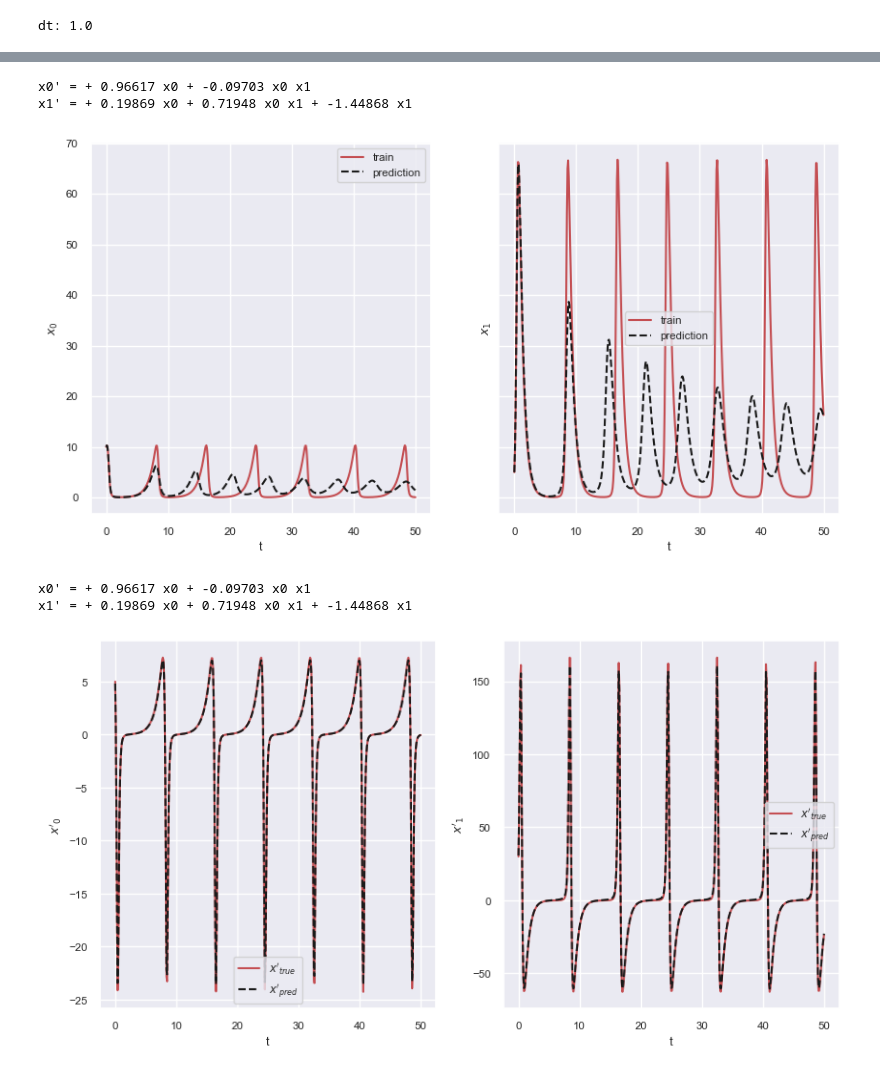
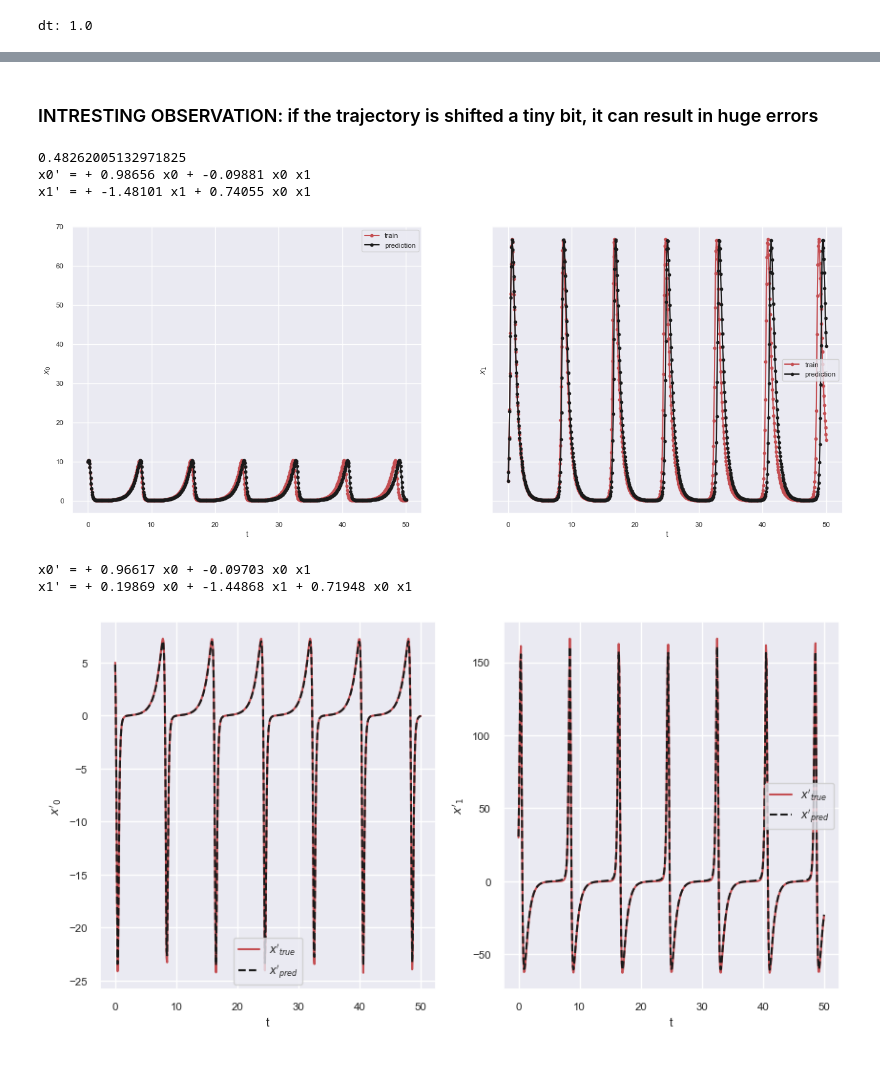
Before and after one commit to etrilling/MS-project, a Jupyter notebook: test03-noise_level_vs_dt_matrix_SINDy.ipynb, the cells around one changed output, grey strips where cells are left out. Cells and saved outputs as stored; diff of their text form; code cells hidden in the pictures.

```diff
--- a/test03-noise_level_vs_dt_matrix_SINDy.ipynb
+++ b/test03-noise_level_vs_dt_matrix_SINDy.ipynb
@@ -32,7 +38,7 @@ def generate_noise_level_vs_dt_matrix(rhs, x0, t_span, noise_levels, dts,
             result["x_train_noisy"] = x_train_noisy
 
             # generate the derivative of the noisy data using finite difference
-            x_dot_finite_difference = dxdt(x_train_noisy, t_eval, kind="finite_difference", k=1)
+            x_dot_finite_difference = dxdt_finite_difference(x_train_noisy, t_eval)
             result["x_dot_finite_difference"] = x_dot_finite_difference
 
             # generate the true derivative of the data
@@ -42,8 +48,8 @@ def generate_noise_level_vs_dt_matrix(rhs, x0, t_span, noise_levels, dts,
 
             # generate different derivative approximations if needed
             if generate_more_derivatives is True:
-                x_dot_savitzky_golay = dxdt(x_train_noisy, t_eval, kind="savitzky_golay", left=.5, right=.5, order=3)
-                result['x_dot_savitzky_golay'] = x_dot_savitzky_golay
+                x_dot_poly_fit = dxdt_poly_fit(x_train_noisy, t_eval, poly_deg=3, window_diameter=11)
+                result['x_dot_poly_fit'] = x_dot_poly_fit
 
             # create and fit a SINDy model
             model = SINDyModel(n_state_vars=len(x0), threshold=threshold, poly_order=poly_order)
@@ -154,38 +156,44 @@ ax.set(xlabel='dt', ylabel='noise level', title="Relative Trajectory Error")
+# %% [markdown]
+### INTRESTING OBSERVATION: if the trajectory is shifted a tiny bit, it can result in huge errors
 # %%
 # set the indices of the data entry you'd like to explore
-dt_idx = 5
-noise_level_idx = 2
+dt_idx = 4
+noise_level_idx = 0
 
 # extract the relevant data from the data entry
 result = results[dt_idx][noise_level_idx]
 t_eval = result['t_eval']
 x_train = result['x_train']
 x_pred = result['x_pred']
+
+# relative absolute error
+print(np.abs(x_train - x_pred).sum() / np.abs(x_train).sum())
 
 # print the model
 model = result['model']
 model.print()
 
 n_state_vars = x_train.shape[0]
 
 # plot the training data and model prediction
-fig, axs = plt.subplots(1, n_state_vars, figsize=(10, 5), sharex='col', sharey='row')
+fig, axs = plt.subplots(1, n_state_vars, figsize=(16, 6), sharex='col', sharey='row')
 
 for sv in range(n_state_vars):
     # plot the col'th training state variable
-    axs[sv].plot(t_eval, x_train[sv], "r", label="train")
+    axs[sv].plot(t_eval, x_train[sv], "r.-", label="train")
 
     # plot the col'th state variable model prediction
-    axs[sv].plot(t_eval, x_pred[sv], "k--", label="prediction")
+    axs[sv].plot(t_eval, x_pred[sv], "k.-", label="prediction")
 
     # set labels
     axs[sv].set_xlabel("t")
     axs[sv].set_ylabel(f"$x_{sv}$")
     axs[sv].legend()
 # %% [output]
-x0' = + 0.96617 x0 + -0.09703 x0 x1
-x1' = + 0.19869 x0 + 0.71948 x0 x1 + -1.44868 x1
+0.48262005132971825
+x0' = + 0.98656 x0 + -0.09881 x0 x1
+x1' = + -1.48101 x1 + 0.74055 x0 x1
-[figure, old version]
+[figure, new version]
 # %%
 # THIS IS A TMP CELL! JUST ADDING THIS TO DO A QUICK TEST!
 
@@ -220,5 +228,5 @@ for sv in range(n_state_vars):
     axs[sv].legend()
 # %% [output]
 x0' = + 0.96617 x0 + -0.09703 x0 x1
-x1' = + 0.19869 x0 + 0.71948 x0 x1 + -1.44868 x1
+x1' = + 0.19869 x0 + -1.44868 x1 + 0.71948 x0 x1
 [figure]
```
Also changed, not shown: parts of 3 cells of this notebook, 10 other files.
